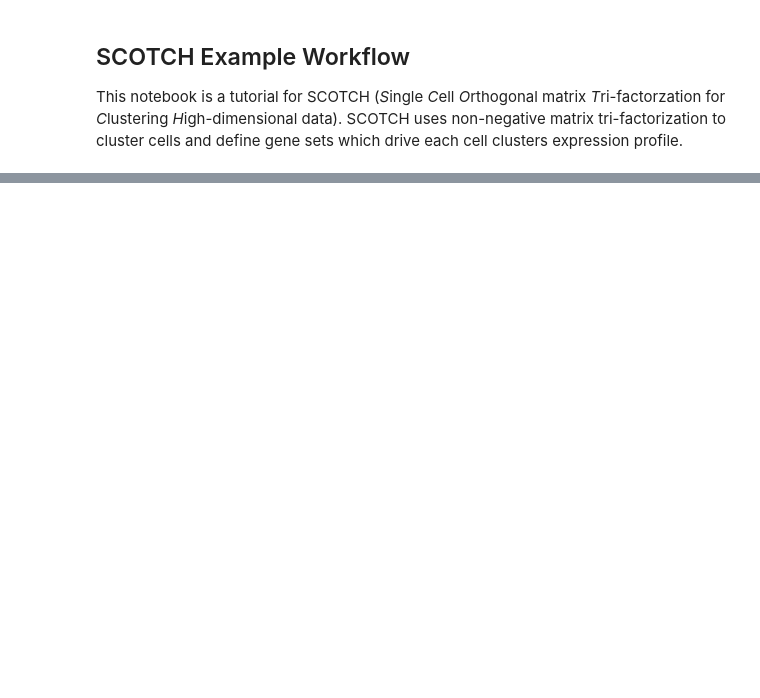
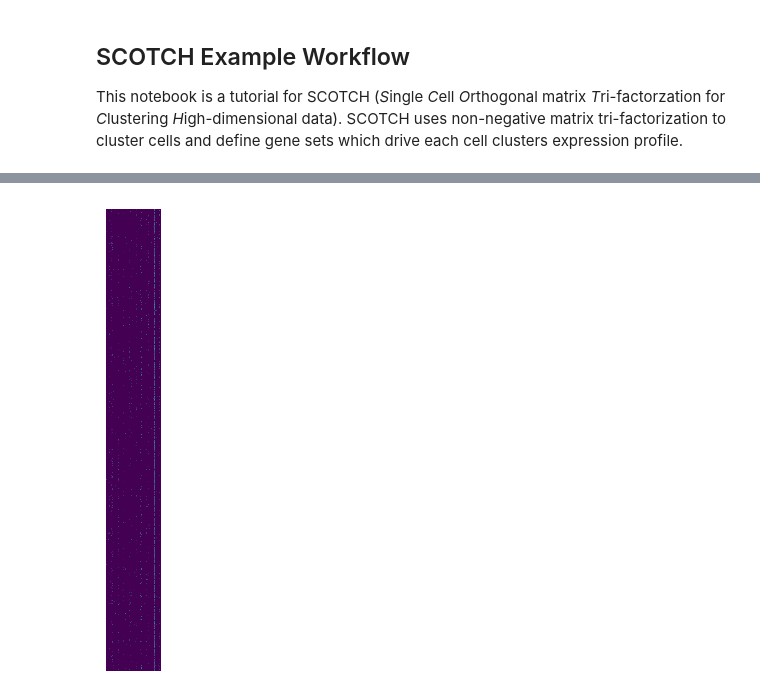
Before and after one commit to Roy-lab/SCOTCH, a Jupyter notebook: Example.ipynb, the cells around one changed output, grey strips where cells are left out. Cells and saved outputs as stored; diff of their text form; code cells hidden in the pictures; blank space fills up the shorter version.

```diff
--- a/Example.ipynb
+++ b/Example.ipynb
@@ -48,3 +77,11 @@ Name: sample, dtype: int64
+# %%
+adata.layers["counts"] = adata.X.copy()
+sc.pp.normalize_total(adata)
+# Logarithmize the data
+sc.pp.log1p(adata)
+# %%
+sc.pp.highly_variable_genes(adata, n_top_genes=2000, batch_key="sample")
+adata_high_var= adata[:, adata.var["highly_variable"]]
 # %% [markdown]
 ### Initializing a SCOTCH object
 
@@ -56 +93,9 @@ To start SCOTCH we need to initialize a SCOTCH object, and specify the number of
+# %%
+fig = plt.figure(figsize=(10,6))
+ax = fig.add_subplot()
+X_dense = adata_high_var.X.toarray() if hasattr(adata_high_var.X, 'toarray') else adata_high_var.X
+ax.imshow(X_dense, interpolation="nearest", cmap = 'viridis')
+ax.set_axis_off()
+# %% [output]
+[figure, added]
 # %%
```
Also changed, not shown: parts of 36 cells of this notebook, 4 other files.
